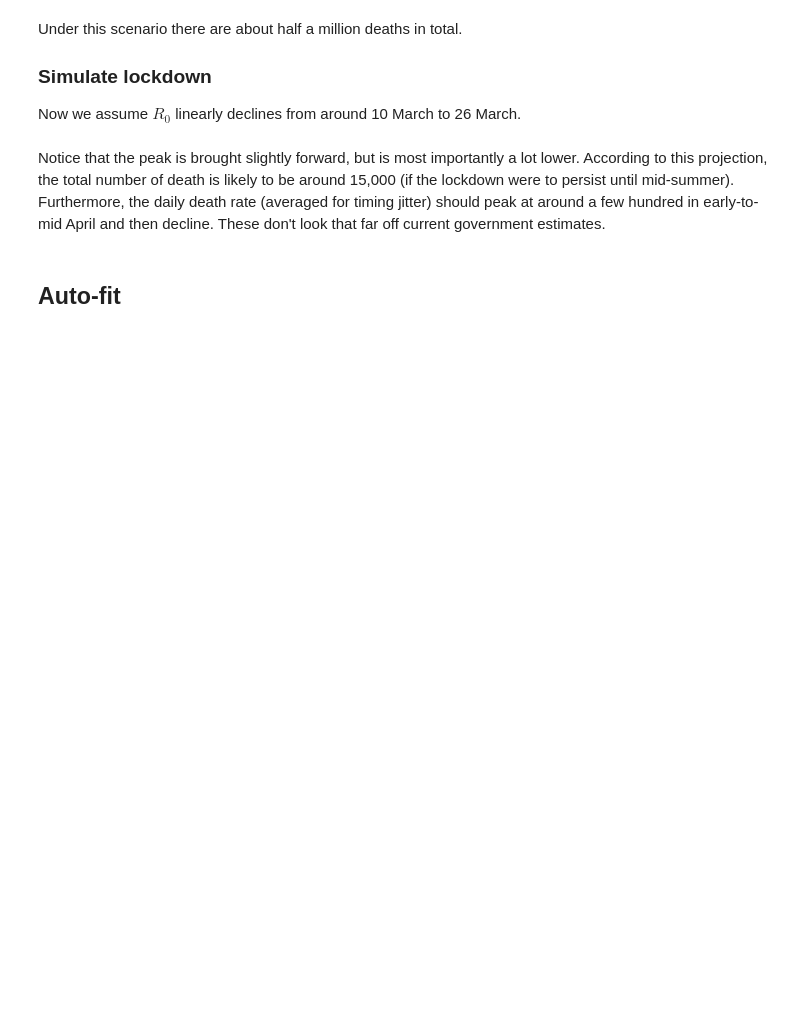
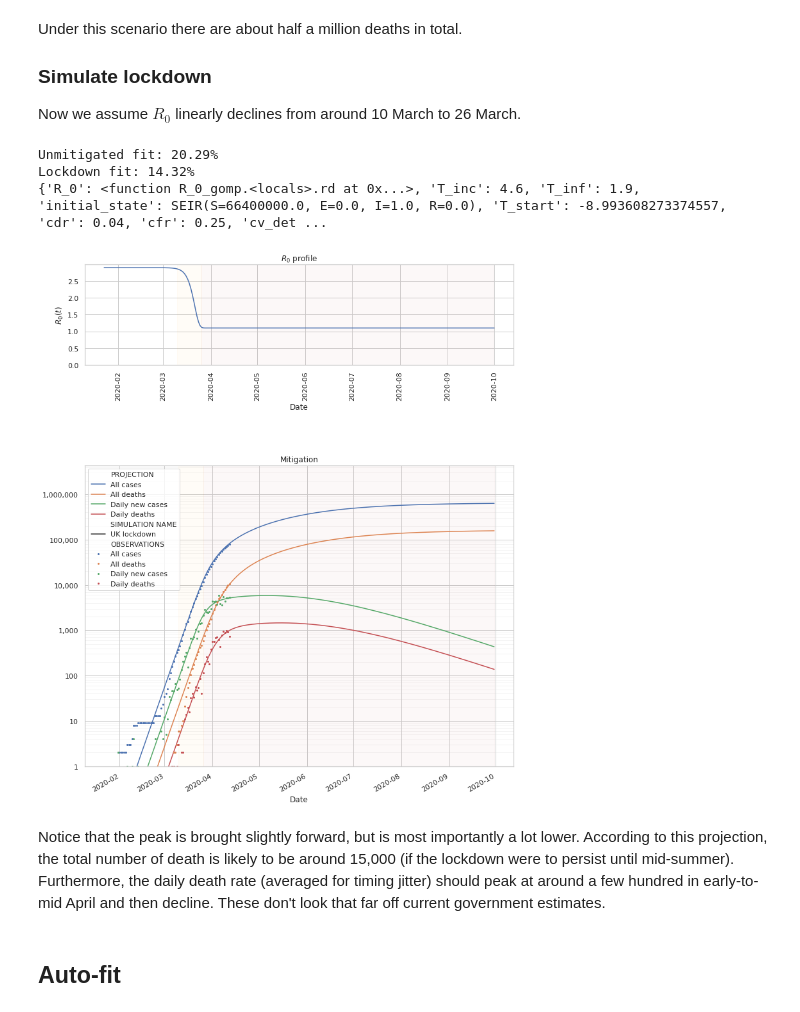
Before and after one commit to Sen-R/covid-19-modelling, a Jupyter notebook: Covid-19 SEIR Model.ipynb, the cells around one changed output. Drawn from its saved outputs; the diff is of its cells as text; code cells hidden in the pictures; blank space fills up the shorter version.

Commit message:
Added scenarios

```diff
--- a/Covid-19 SEIR Model.ipynb
+++ b/Covid-19 SEIR Model.ipynb
@@ -148,43 +197,59 @@ Now we assume $R_0$ linearly declines from around 10 March to 26 March.
 # %%
-R_0_final = 1.1
-R_0_ld = pw_linear_fn(dt_to_number(pd.to_datetime(['2020/03/10', '2020/03/26']), day_zero),
-                      [unc_model.R_0(0), R_0_final])
-R_0_ic = pw_const_fn(dt_to_number(pd.to_datetime(['2020/03/12', '2020/03/16', '2020/03/21', '2020/03/24']),
-                                  day_zero),
-                     unc_model.R_0(0) * np.array([1., 0.97, 0.9, 0.75, 0.3]))
+scenario = 'Mitigation'
+R_0_g = {'Strong suppression': R_0_gomp(unc_model.R_0(0), 0.25, '2020/03/26', 12),
+         'Weak suppression': R_0_gomp(unc_model.R_0(0), 0.33, '2020/03/26', 16),
+         'Mitigation': R_0_gomp(unc_model.R_0(0), 0.38, '2020/03/26', 18)}
+R_0_ld = R_0_linear(unc_model.R_0(0), 0.2, ['2020/03/20', '2020/03/24'], [1., 0.])
+R_0_ic = R_0_pw_const(unc_model.R_0(0), 0.25, ['2020/03/12', '2020/03/16', '2020/03/21', '2020/03/24'], [1., 0.96, 0.9, 0.64, 0.])
+T_detect_ld = {'Strong suppression':18,
+               'Weak suppression':15,
+               'Mitigation':15}
+cfr_ld = {'Strong suppression':0.18,
+          'Weak suppression':0.25,
+          'Mitigation':0.25}
 ld_model = SEIRObsModel(**SEIRObs_parameters)
-ld_model.R_0 = R_0_ic
+ld_model.R_0 = R_0_g[scenario]
 ld_model.T_start = unc_model.T_start
+ld_model.T_detect = T_detect_ld[scenario]
+ld_model.T_death = 24 - ld_model.T_detect
+ld_model.cfr = cfr_ld[scenario]
+ld_model.cdr = 0.01 / ld_model.cfr
 unc_score = unc_model.score(ts['Daily new cases'], None,
-                            ts['Daily deaths'], weights=[1., 0., 0.])
-ld_score = ld_model.score(ts['Daily new cases'], None, ts['Daily deaths'],
+                            ts['Daily deaths'], weights=[.1, 0., 1.])
+ld_score, ld_params = ld_model.fit_score(ts['Daily new cases'], None, ts['Daily deaths'],
                           weights=[1., 0., 0.])
 print("Unmitigated fit: {:0.2%}".format(unc_score))
 print("Lockdown fit: {:0.2%}".format(ld_score))
+print(ld_model.get_params())
 sim_ld = pd.DataFrame(ld_model.simulate(2*365//3)).set_index('t')
 sim_ld.index = number_to_dt(sim_ld.index, day_zero).rename('Date')
-assert ((sim_baseline.index - sim_ld.index).to_series().dt.days==0).all(), (sim_baseline.index[:5], sim_ld.index[:5])
+#assert ((sim_baseline.index - sim_ld.index).to_series().dt.days==0).all(), (sim_baseline.index[:5], sim_ld.index[:5])
 _, (axt, axb) = plt.subplots(2, 1, figsize=(12, 16),
                              gridspec_kw={'height_ratios': [1, 3]})
 plt.sca(axt)
 plt.plot(sim_baseline.index,
          ld_model.R_0(dt_to_number(sim_baseline.index, day_zero)))
 plt.ylim(0, None)
 plt.ylabel('$R_0(t)$')
 plt.xlabel('Date')
 plt.xticks(rotation=90)
 plt.title('$R_0$ profile')
-plot_data = plot_simulations({'UK lockdown': sim_ld,
-                              'Unconstrained baseline': sim_baseline},
+plot_data = plot_simulations({'UK lockdown': sim_ld},
                              ts, ax=axb)
-axb.set_title('Projections')
+axb.set_title(scenario)
 for ax in (axt, axb):
     ax.axvspan(pd.to_datetime('2020/03/10'),
                pd.to_datetime('2020/03/26'), color='orange', alpha=0.03)
     ax.axvspan(pd.to_datetime('2020/03/26'),
                sim_ld.index[-1], color='r', alpha=0.04)
 plt.subplots_adjust(hspace=0.5)
-plot_data.to_csv('simdata/sim-lockdown-final-R0-{}.csv'.format(R_0_final))
+plot_data.to_csv('simdata/sim-lockdown-{}.csv'.format(scenario))
+plt.savefig('simdata/sim-lockdown-{}.png'.format(scenario), dpi=400, bbox_inches='tight')
+# %% [output]
+Unmitigated fit: 20.29%
+Lockdown fit: 14.32%
+{'R_0': <function R_0_gomp.<locals>.rd at 0x...>, 'T_inc': 4.6, 'T_inf': 1.9, 'initial_state': SEIR(S=66400000.0, E=0.0, I=1.0, R=0.0), 'T_start': -8.993608273374557, 'cdr': 0.04, 'cfr': 0.25, 'cv_det ...
+[figure, added]
 # %% [markdown]
 Notice that the peak is brought slightly forward, but is most importantly a lot lower. According to this projection, the total number of death is likely to be around 15,000 (if the lockdown were to persist until mid-summer). Furthermore, the daily death rate (averaged for timing jitter) should peak at around a few hundred in early-to-mid April and then decline. These don't look that far off current government estimates.
 # %% [markdown]
```
Also changed, not shown: parts of 10 cells of this notebook, 6 other files.
